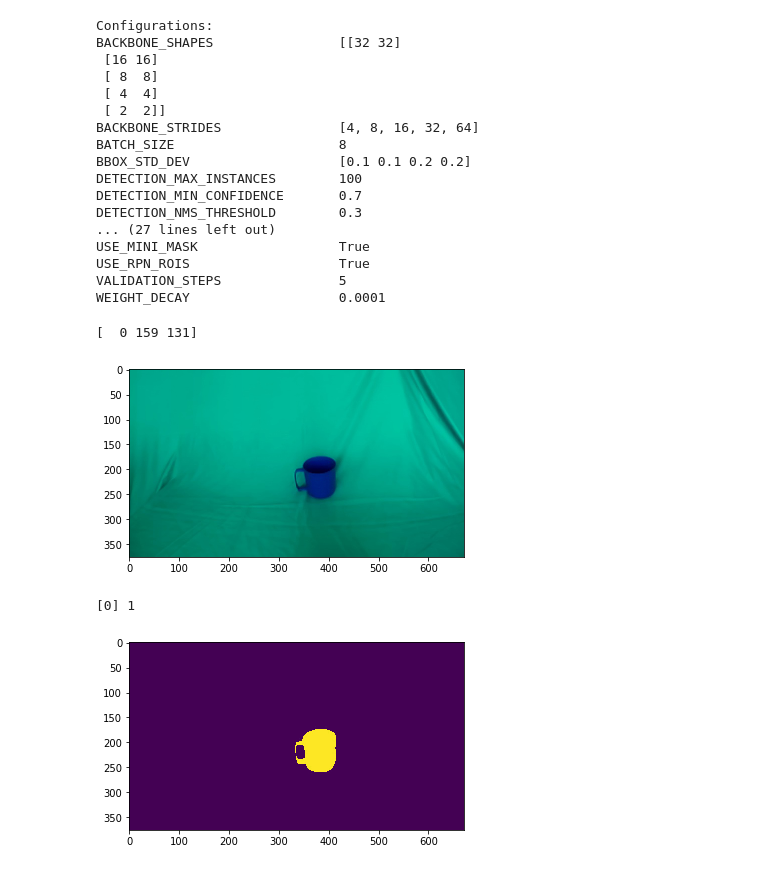
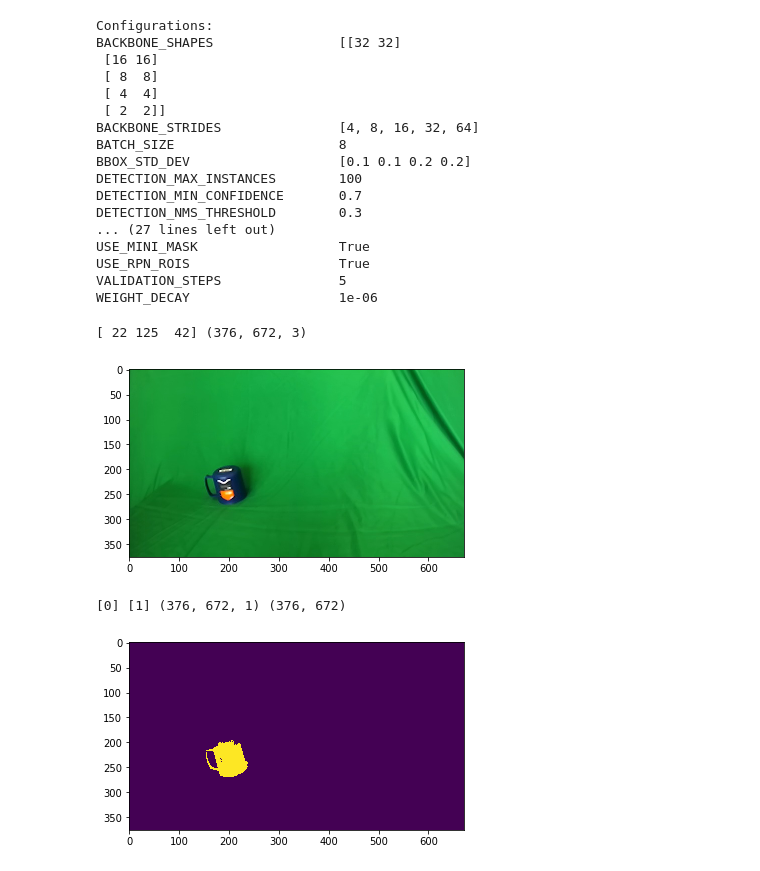
Before and after one commit to superbotx/experimental_mask_rcnn, a Jupyter notebook: cutomized_training.ipynb, the cells around one changed output. Drawn from its saved outputs; the diff is of its cells as text; code cells hidden in the pictures.

```diff
--- a/cutomized_training.ipynb
+++ b/cutomized_training.ipynb
@@ -46,8 +45,8 @@ class ToyConfig(Config):
     # Give the configuration a recognizable name
     NAME = "toy"
 
-    LEARNING_RATE = 0.0001
-    WEIGHT_DECAY = 0.00001
+    LEARNING_RATE = 1e-5
+    WEIGHT_DECAY = 1e-6
 
     # Train on 1 GPU and 8 images per GPU. We can put multiple images on each
     # GPU because the images are small. Batch size is 8 (GPUs * images/GPU).
@@ -94,15 +93,15 @@ DETECTION_NMS_THRESHOLD        0.3
 USE_MINI_MASK                  True
 USE_RPN_ROIS                   True
 VALIDATION_STEPS               5
-WEIGHT_DECAY                   0.0001
+WEIGHT_DECAY                   1e-06
 # %%
 class ToyDataset(utils.Dataset):
     def prepare(self, root):
-        self.class_dict = {'background': 0}
+        self.class_names = ['BG']
         image_idx = 0
         for class_name in os.listdir(root):
-            class_idx = len(self.class_dict)
-            self.class_dict[class_idx] = class_name
+            class_idx = len(self.class_names)
+            self.class_names.append(class_name)
             self.add_class('local_dataset', class_idx, class_name)
             class_root = os.path.join(root, class_name)
             image_root = os.path.join(class_root, 'images')
@@ -112,7 +111,7 @@ class ToyDataset(utils.Dataset):
                 self._image_ids.append(image_idx)
                 self.add_image('local_dataset', image_idx, image_path, class_name=class_name, class_idx=class_idx, mask_path=mask_path)
                 image_idx += 1
-            self.num_classes = len(self.class_dict)
+            self.num_classes = len(self.class_names)
             self.source_class_ids = {'local_dataset': 0}
 
     def load_mask(self, image_id):
@@ -121,8 +120,10 @@ class ToyDataset(utils.Dataset):
         mask_path = mask_path.replace('image', 'mask')
         class_name = info['class_name']
         class_idx = info['class_idx']
-        mask = skimage.io.imread(mask_path)
-        num_class = len(self.class_dict)
+        mask_raw = skimage.io.imread(mask_path)
+        mask = np.zeros_like(mask_raw)
+        mask[(mask_raw > 10)] = 1
+        num_class = len(self.class_names)
         mask_output = np.zeros((mask.shape[0], mask.shape[1], 1))
         mask_output[:,:,0] = mask
         class_ids = np.array([class_idx])
@@ -135,25 +136,24 @@ toy_dataset_val = ToyDataset()
 # %%
 toy_dataset_train.prepare('toy_dataset/train')
 toy_dataset_val.prepare('toy_dataset/val')
-# %%
-plt.figure()
-image_sample = toy_dataset_train.load_image(0)
-print(image_sample[0,0])
-plt.imshow(image_sample)
-plt.show()
-# %% [output]
-[  0 159 131]
-[figure, removed]
 # %%
+sample_idx = 100
 plt.figure()
-mask_sample_raw, class_ids = toy_dataset_train.load_mask(0)
+image_sample = toy_dataset_train.load_image(sample_idx)
+print(image_sample[0,0], image_sample.shape)
+plt.imshow(image_sample)
+plt.show()
+plt.figure()
+mask_sample_raw, class_ids = toy_dataset_train.load_mask(sample_idx)
 mask_sample = np.mean(mask_sample_raw, axis=2)
-print(mask_sample_raw[0,0], class_ids[0])
+print(mask_sample_raw[0,0], class_ids, mask_sample_raw.shape, mask_sample.shape)
 plt.imshow(mask_sample)
 plt.show()
 # %% [output]
-[0] 1
+[ 22 125  42] (376, 672, 3)
-[figure, old version]
+[figure, new version]
+[0] [1] (376, 672, 1) (376, 672)
+[figure, added]
 # %%
 model = modellib.MaskRCNN(mode="training", config=config, model_dir=MODEL_DIR)
 # %%
```
Also changed, not shown: parts of 7 cells of this notebook, 7 other files.
